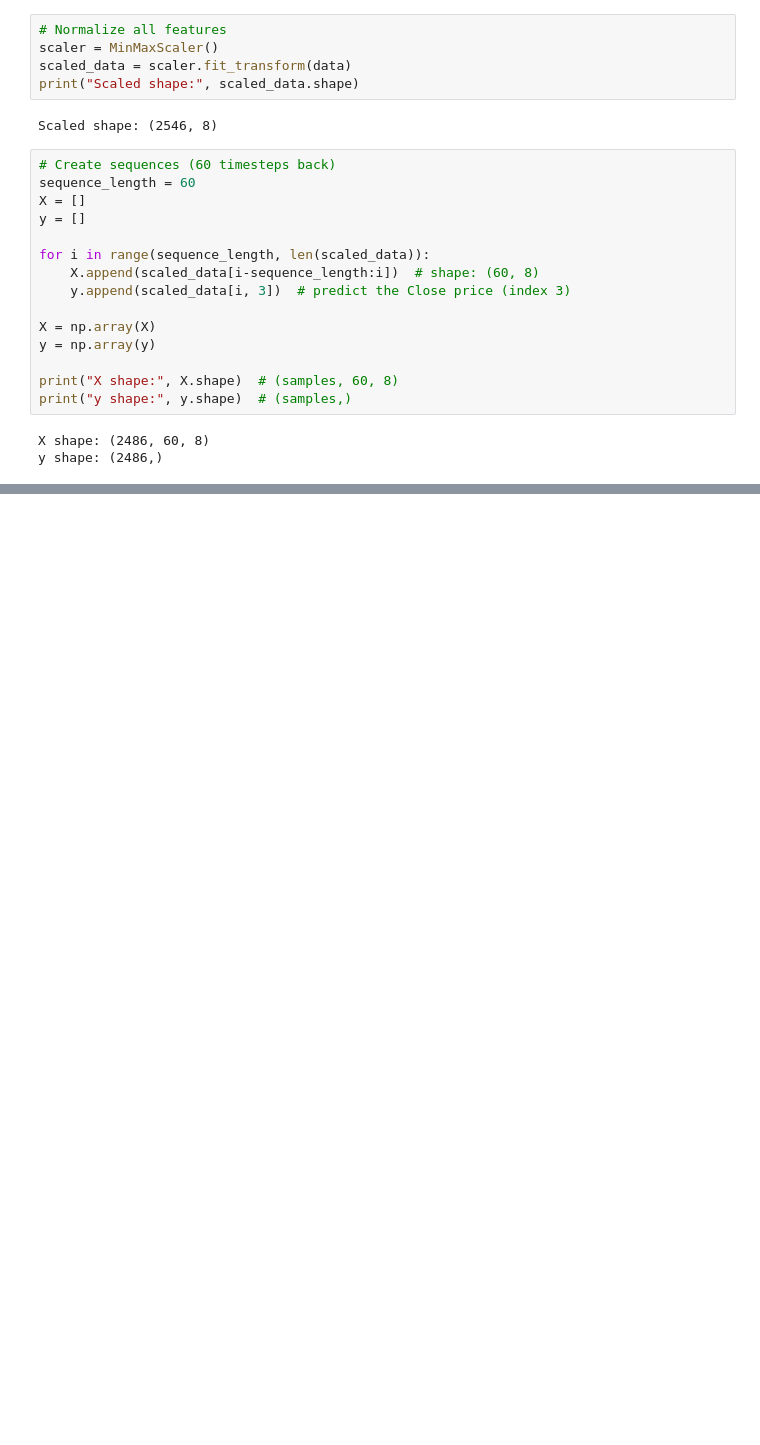
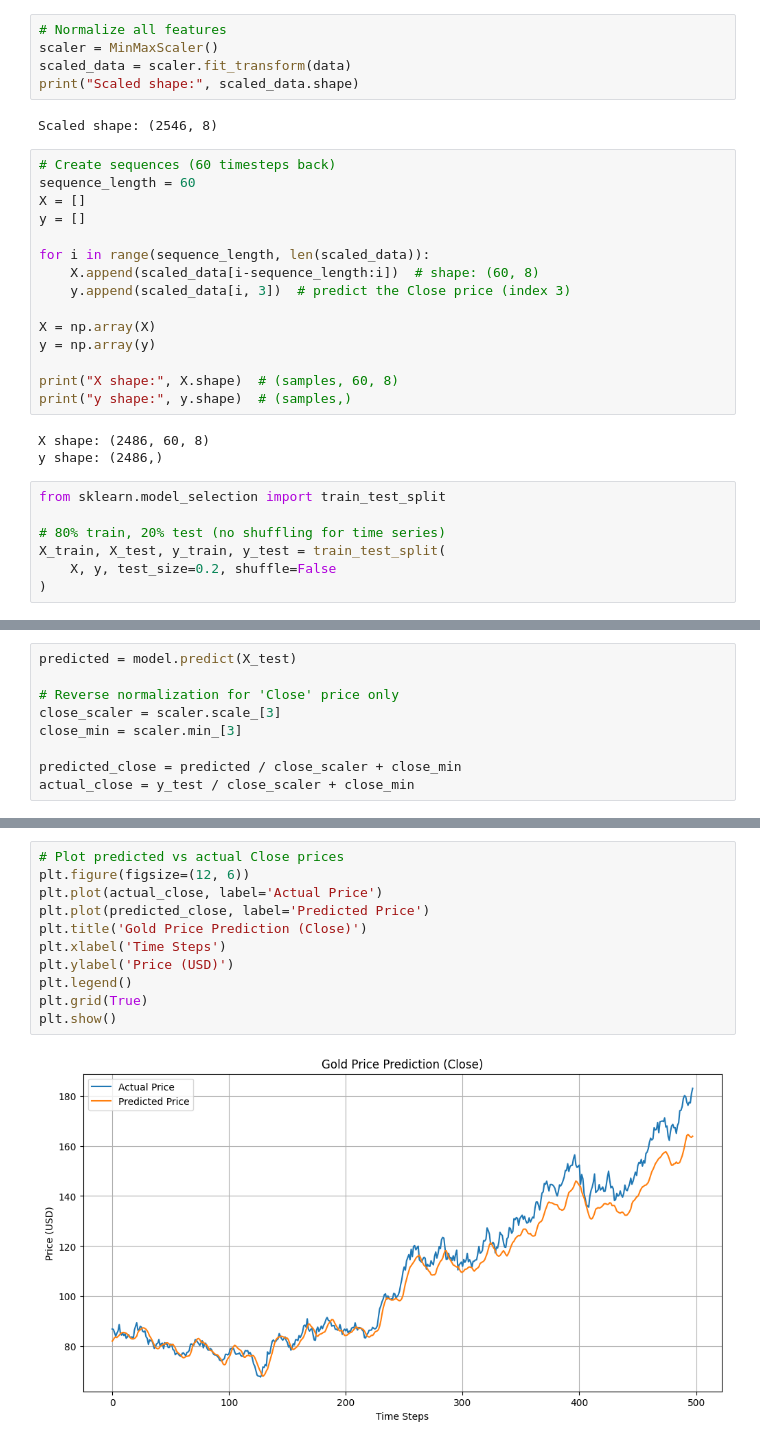
Before and after one commit to FatemehRajabi/gold-usd-prediction, a Jupyter notebook: Gold_USD_LSTM.ipynb, the cells around one changed output, grey strips where cells are left out. Saved outputs shown, nothing was run; the diff lists cells and outputs as text; blank space fills up the shorter version.

```diff
--- a/Gold_USD_LSTM.ipynb
+++ b/Gold_USD_LSTM.ipynb
@@ -100,3 +83,10 @@ print("y shape:", y.shape)  # (samples,)
 # %% [output]
 X shape: (2486, 60, 8)
 y shape: (2486,)
+# %%
+from sklearn.model_selection import train_test_split
+
+# 80% train, 20% test (no shuffling for time series)
+X_train, X_test, y_train, y_test = train_test_split(
+    X, y, test_size=0.2, shuffle=False
+)
@@ -102,0 +173,9 @@ y shape: (2486,)
+# %%
+predicted = model.predict(X_test)
+
+# Reverse normalization for 'Close' price only
+close_scaler = scaler.scale_[3]
+close_min = scaler.min_[3]
+
+predicted_close = predicted / close_scaler + close_min
+actual_close = y_test / close_scaler + close_min
@@ -102,0 +184,13 @@ y shape: (2486,)
+# %%
+# Plot predicted vs actual Close prices
+plt.figure(figsize=(12, 6))
+plt.plot(actual_close, label='Actual Price')
+plt.plot(predicted_close, label='Predicted Price')
+plt.title('Gold Price Prediction (Close)')
+plt.xlabel('Time Steps')
+plt.ylabel('Price (USD)')
+plt.legend()
+plt.grid(True)
+plt.show()
+# %% [output]
+[figure, added]
```
Also changed, not shown: parts of 6 cells of this notebook.
